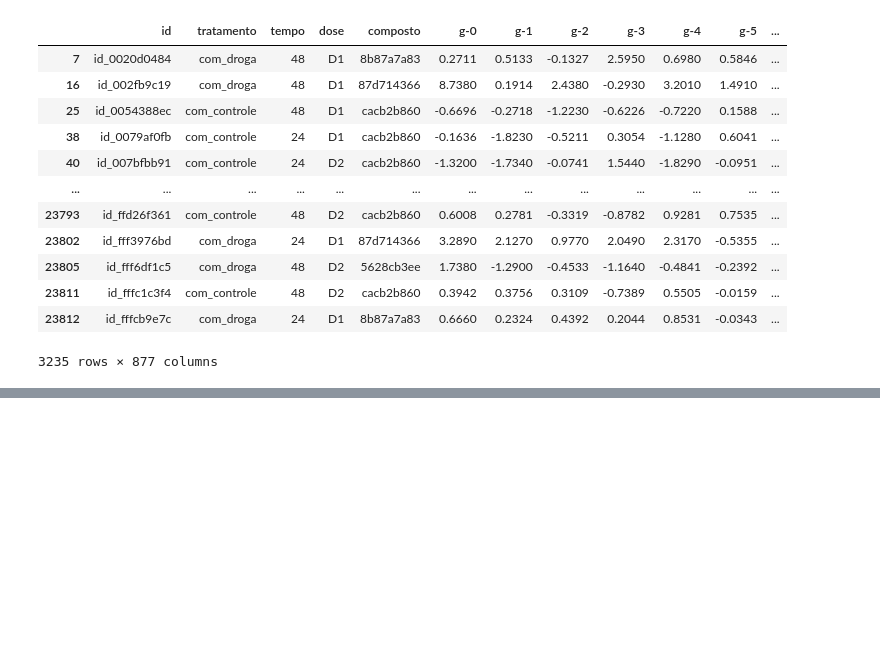
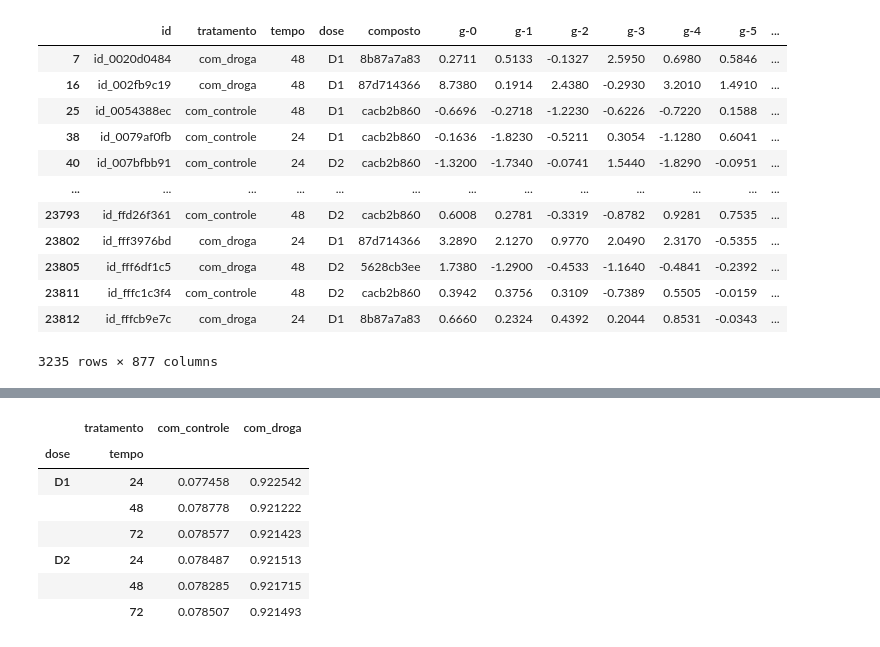
Before and after one commit to jonatanpereira/Alura-Imersao-dados03, a Jupyter notebook: Notebooks/Aula03_ImersãoDados3_Alura.ipynb, the cells around one changed output, grey strips where cells are left out. Cells and saved outputs as stored; diff of their text form; code cells hidden in the pictures; blank space fills up the shorter version.

```diff
--- a/Notebooks/Aula03_ImersãoDados3_Alura.ipynb
+++ b/Notebooks/Aula03_ImersãoDados3_Alura.ipynb
@@ -240,0 +121,11 @@ sns.boxplot(y='g-0', x='tratamento', data=dados)
+# %%
+pd.crosstab([dados['dose'], dados['tempo']], dados['tratamento'], normalize='index')
+# %% [output]
+|  | tratamento | com_controle | com_droga |
+| dose | tempo |  |  |
+| D1 | 24 | 0.077458 | 0.922542 |
+|  | 48 | 0.078778 | 0.921222 |
+|  | 72 | 0.078577 | 0.921423 |
+| D2 | 24 | 0.078487 | 0.921513 |
+|  | 48 | 0.078285 | 0.921715 |
+|  | 72 | 0.078507 | 0.921493 |
```
Also changed, not shown: parts of 23 cells of this notebook.
